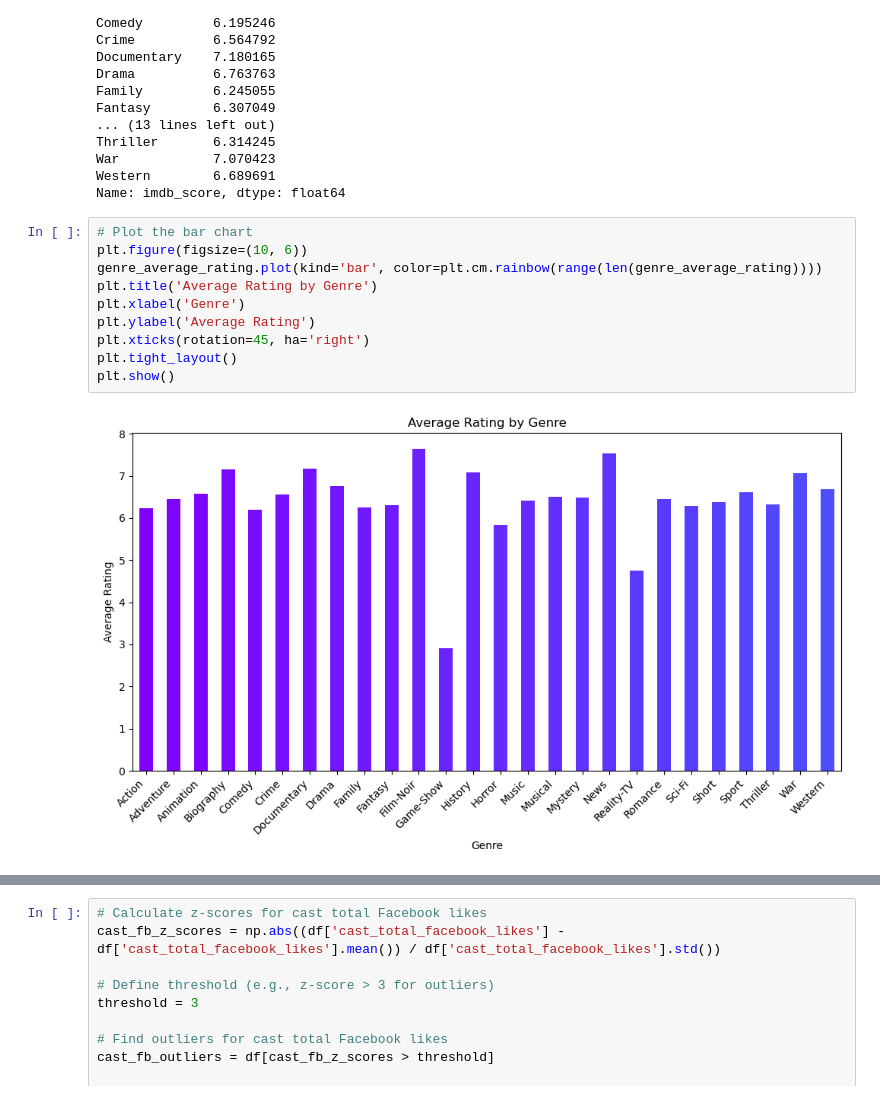
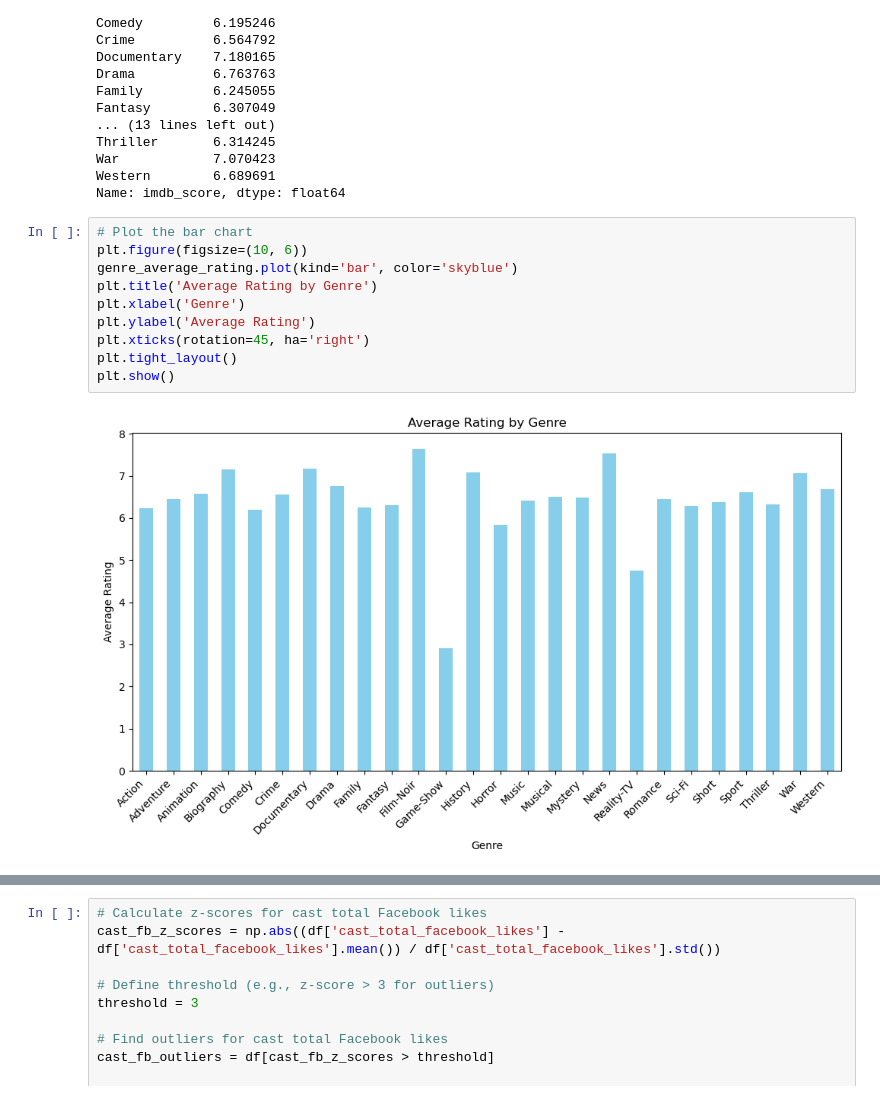
Before and after one commit to XueYiLu/Project-4, a Jupyter notebook: Cleaned_data/IrisVisualizations.ipynb, the cells around one changed output, grey strips where cells are left out. Drawn from its saved outputs; the diff is of its cells as text.

Commit message:
updated visualizations, still work in progress

```diff
--- a/Cleaned_data/IrisVisualizations.ipynb
+++ b/Cleaned_data/IrisVisualizations.ipynb
@@ -152,15 +152,15 @@ Name: imdb_score, dtype: float64
 # %%
 # Plot the bar chart
 plt.figure(figsize=(10, 6))
-genre_average_rating.plot(kind='bar', color=plt.cm.rainbow(range(len(genre_average_rating))))
+genre_average_rating.plot(kind='bar', color='skyblue')
 plt.title('Average Rating by Genre')
 plt.xlabel('Genre')
 plt.ylabel('Average Rating')
 plt.xticks(rotation=45, ha='right')
 plt.tight_layout()
 plt.show()
 # %% [output]
-[figure, old version]
+[figure, new version]
 # %%
 # Extract IMDb score and cast total Facebook likes
 imdb_scores = df['imdb_score']
```
Also changed, not shown: parts of 6 cells of this notebook.
